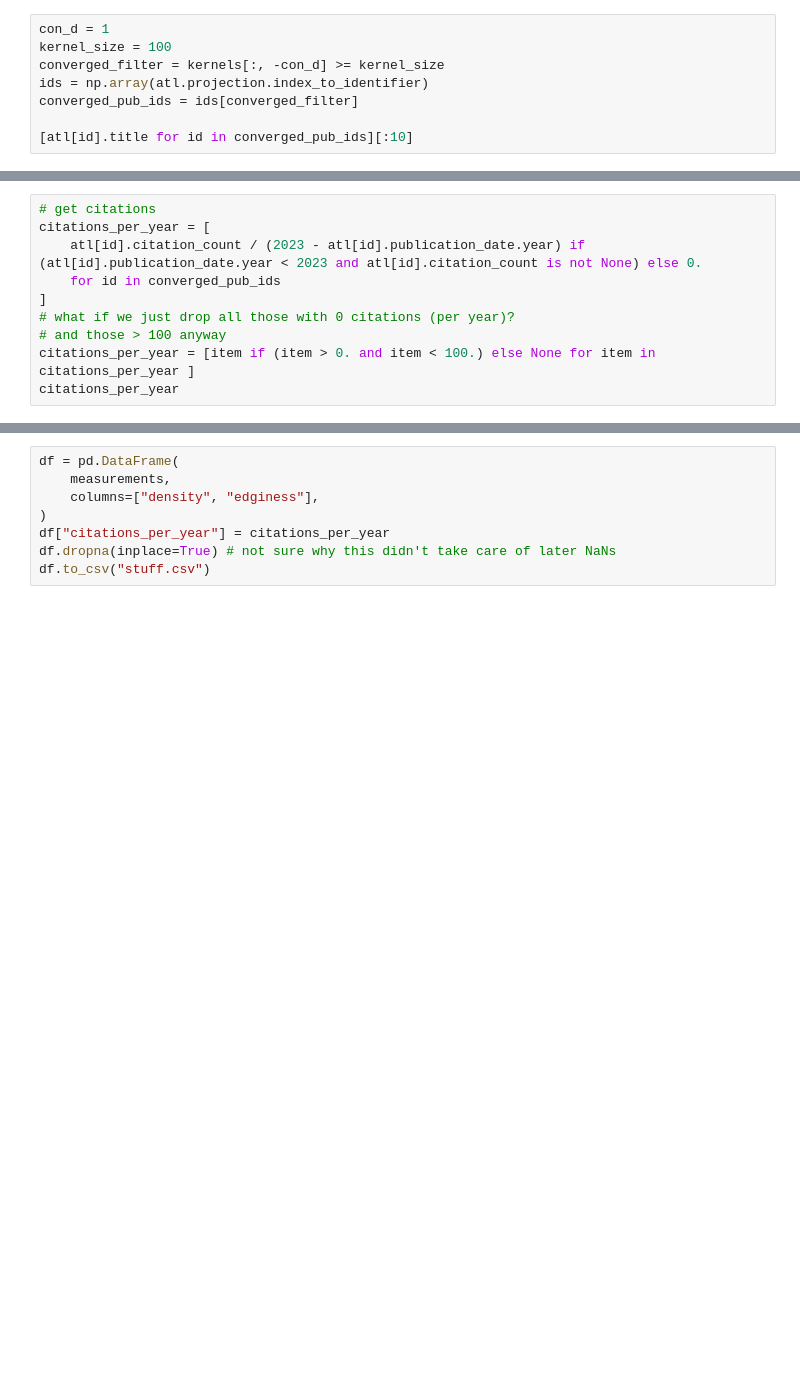
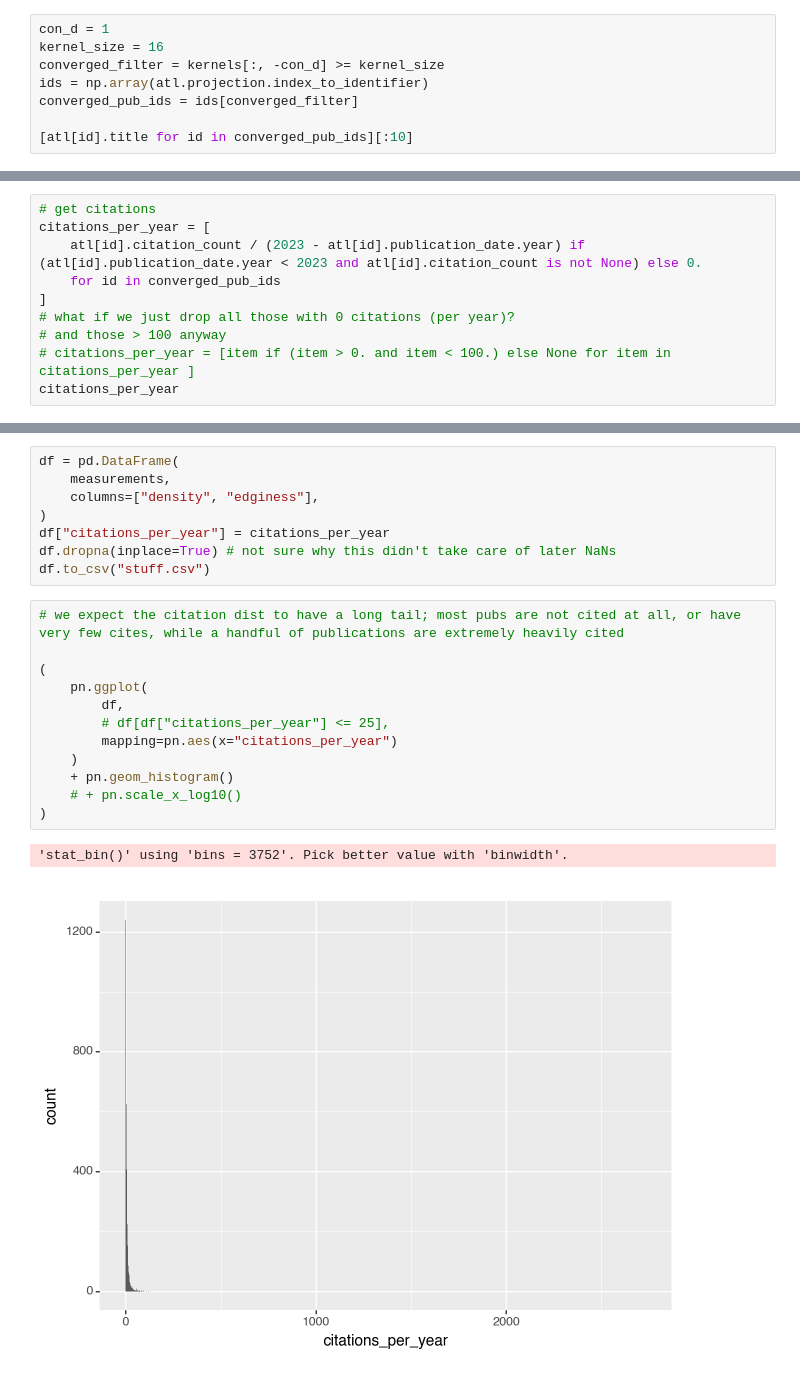
Before and after one commit to nathimel/sciterra, a Jupyter notebook: src/examples/scratch/convergence_scratch.ipynb, the cells around one changed output, grey strips where cells are left out. Cells and saved outputs as stored; diff of their text form; blank space fills up the shorter version.

```diff
--- a/src/examples/scratch/convergence_scratch.ipynb
+++ b/src/examples/scratch/convergence_scratch.ipynb
@@ -121,7 +122,7 @@ df = pd.concat(dfs)
 # inds = np.arange( c.publications.size )[converged]
 # %%
 con_d = 1
-kernel_size = 100
+kernel_size = 16
 converged_filter = kernels[:, -con_d] >= kernel_size
 ids = np.array(atl.projection.index_to_identifier)
 converged_pub_ids = ids[converged_filter]
@@ -163,7 +164,7 @@ citations_per_year = [
 ]
 # what if we just drop all those with 0 citations (per year)?
 # and those > 100 anyway
-citations_per_year = [item if (item > 0. and item < 100.) else None for item in citations_per_year ]
+# citations_per_year = [item if (item > 0. and item < 100.) else None for item in citations_per_year ]
 citations_per_year
 # %% [output]
 [8.857142857142858,
@@ -191,3 +192,18 @@ df = pd.DataFrame(
 df["citations_per_year"] = citations_per_year
 df.dropna(inplace=True) # not sure why this didn't take care of later NaNs
 df.to_csv("stuff.csv")
+# %%
+# we expect the citation dist to have a long tail; most pubs are not cited at all, or have very few cites, while a handful of publications are extremely heavily cited
+
+(
+    pn.ggplot(
+        df,
+        # df[df["citations_per_year"] <= 25],
+        mapping=pn.aes(x="citations_per_year")
+    )
+    + pn.geom_histogram()
+    # + pn.scale_x_log10()
+)
+# %% [output]
+'stat_bin()' using 'bins = 3752'. Pick better value with 'binwidth'.
+[figure, added]
```
Also changed, not shown: parts of 10 cells of this notebook, 3 other files.
